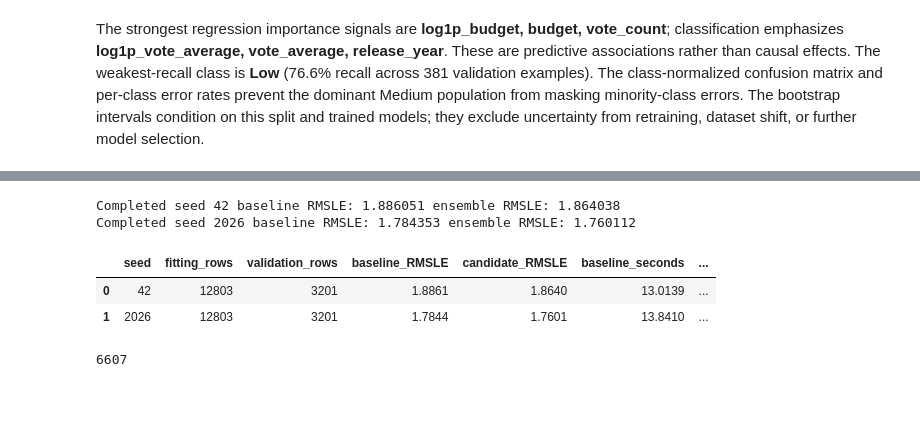
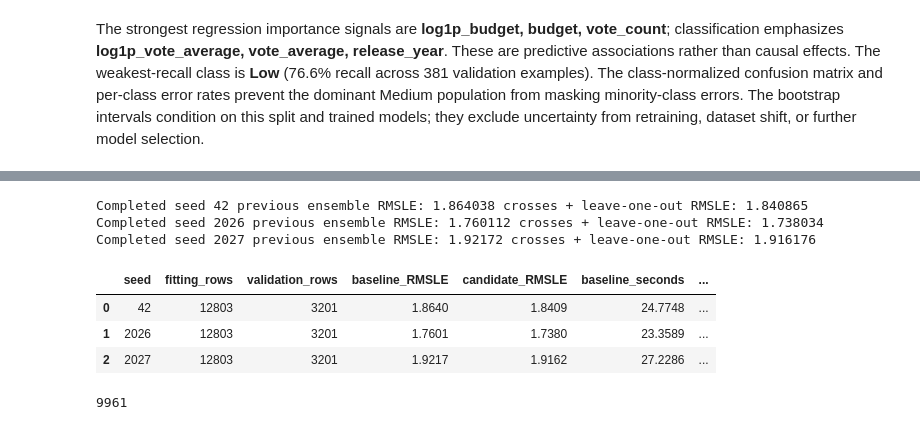
Before and after one commit to somayang1023750-hub/9321-ass3, a Jupyter notebook: z5429763.ipynb, the cells around one changed output, grey strips where cells are left out. Drawn from its saved outputs; the diff is of its cells as text; code cells hidden in the pictures; blank space fills up the shorter version.

```diff
--- a/z5429763.ipynb
+++ b/z5429763.ipynb
@@ -431,5 +438,5 @@ Adding a low-revenue mixture to the selected ensemble achieved 1.8561 on this sp
 # %%
-# Reproduce final before/after comparisons using only data_args.train_file.
+# Reproduce old/new ensemble comparisons using only data_args.train_file.
 import json
 from time import perf_counter
 def compare(train, seed):
@@ -437,15 +444,11 @@ def compare(train, seed):
         np.arange(len(train)), test_size=0.2, random_state=seed, stratify=train.rating
     )
     target = np.log1p(train.revenue.to_numpy())
-    features = solution.preprocess(train)
     started = perf_counter()
-    baseline = solution.make_regressor()
-    baseline.fit(
-        features.iloc[fitting],
-        target[fitting],
-        cat_features=solution.categorical_columns(features),
+    baseline = solution.ReferenceRevenueRegressor().fit(
+        train.iloc[fitting], target[fitting]
     )
-    baseline_prediction = np.maximum(0, baseline.predict(features.iloc[validation]))
+    baseline_prediction = np.maximum(0, baseline.predict(train.iloc[validation]))
     baseline_seconds = perf_counter() - started
     started = perf_counter()
     candidate = solution.RevenueRegressor().fit(train.iloc[fitting], target[fitting])
@@ -488,42 +491,48 @@ def compare(train, seed):
                 dict(feature=name, importance=float(value))
                 for name, value in zip(
                     candidate.cat_model.feature_names_,
                     candidate.cat_model.feature_importances_,
                 )
             ],
             key=lambda row: row["importance"],
             reverse=True,
         )[:12],
         lightgbm_feature_gain=sorted(
             [
                 dict(feature=name, gain=float(value))
                 for name, value in zip(
                     candidate.feature_names,
                     candidate.lgb_model.booster_.feature_importance(
                         importance_type="gain"
                     ),
                 )
             ],
             key=lambda row: row["gain"],
             reverse=True,
         )[:12],
     )
 regression_results = []
-for validation_seed in [42, 2026]:
+for validation_seed in [42, 2026, 2027]:
     result = compare(train, validation_seed)
     regression_results.append(result)
-    print('Completed seed', validation_seed, 'baseline RMSLE:', round(result['baseline_RMSLE'], 6),
-          'ensemble RMSLE:', round(result['candidate_RMSLE'], 6))
-display(pd.DataFrame([{key: row[key] for key in ['seed', 'fitting_rows', 'validation_rows', 'baseline_RMSLE', 'candidate_RMSLE', 'baseline_seconds', 'candidate_seconds']} for row in regression_results]).round(4))
+    print('Completed seed', validation_seed,
+          'previous ensemble RMSLE:', round(result['baseline_RMSLE'], 6),
+          'crosses + leave-one-out RMSLE:', round(result['candidate_RMSLE'], 6))
+display(pd.DataFrame([{key: row[key] for key in [
+    'seed', 'fitting_rows', 'validation_rows', 'baseline_RMSLE',
+    'candidate_RMSLE', 'baseline_seconds', 'candidate_seconds'
+]} for row in regression_results]).round(4))
 Path('experiments').mkdir(exist_ok=True)
 Path('experiments/regression_results.json').write_text(json.dumps(regression_results, indent=2))
 # %% [output]
-Completed seed 42 baseline RMSLE: 1.886051 ensemble RMSLE: 1.864038
-Completed seed 2026 baseline RMSLE: 1.784353 ensemble RMSLE: 1.760112
+Completed seed 42 previous ensemble RMSLE: 1.864038 crosses + leave-one-out RMSLE: 1.840865
+Completed seed 2026 previous ensemble RMSLE: 1.760112 crosses + leave-one-out RMSLE: 1.738034
+Completed seed 2027 previous ensemble RMSLE: 1.92172 crosses + leave-one-out RMSLE: 1.916176
 |  | seed | fitting_rows | validation_rows | baseline_RMSLE | candidate_RMSLE | baseline_seconds | ... |
-| 0 | 42 | 12803 | 3201 | 1.8861 | 1.8640 | 13.0139 | ... |
-| 1 | 2026 | 12803 | 3201 | 1.7844 | 1.7601 | 13.8410 | ... |
+| 0 | 42 | 12803 | 3201 | 1.8640 | 1.8409 | 24.7748 | ... |
+| 1 | 2026 | 12803 | 3201 | 1.7601 | 1.7380 | 23.3589 | ... |
+| 2 | 2027 | 12803 | 3201 | 1.9217 | 1.9162 | 27.2286 | ... |
-6607
+9961
 # %%
 for row in regression_results:
     print('Split seed:', row['seed'])
```
Also changed, not shown: parts of 9 cells of this notebook, 14 other files.
